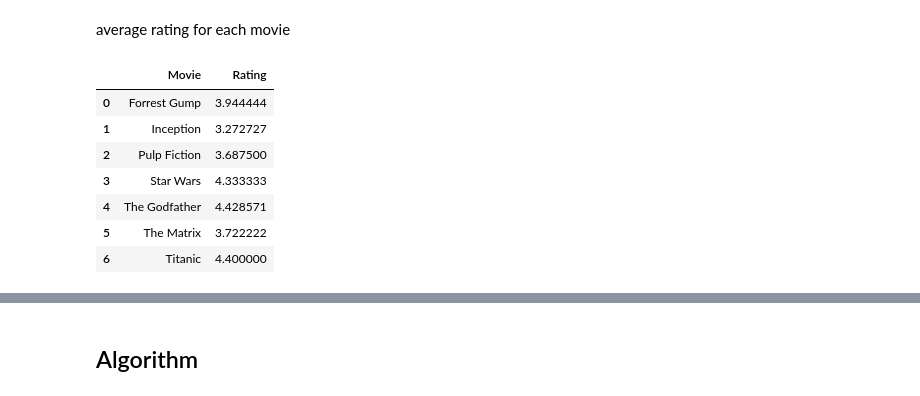
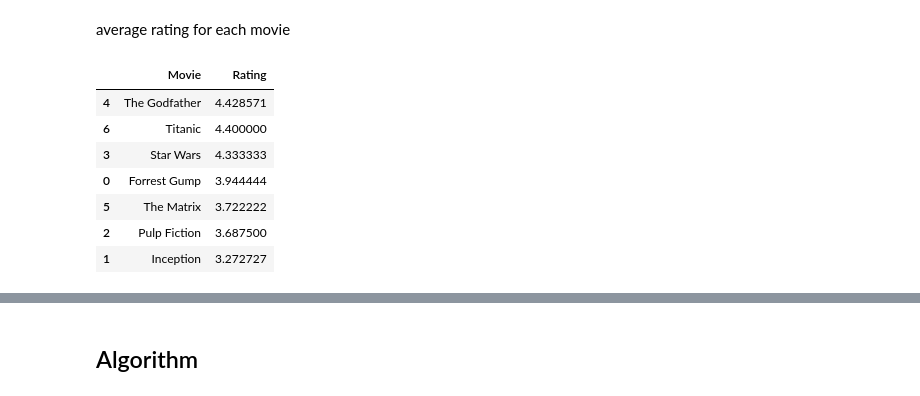
Before and after one commit to cmosongo/popcorn-pilot, a Jupyter notebook: notebooks/Movie Recommendation Analysis.ipynb, the cells around one changed output, grey strips where cells are left out. Drawn from its saved outputs; the diff is of its cells as text; code cells hidden in the pictures.

```diff
--- a/notebooks/Movie Recommendation Analysis.ipynb
+++ b/notebooks/Movie Recommendation Analysis.ipynb
@@ -116,13 +116,14 @@ average_ratings = data.groupby('Movie')['Rating'].mean().reset_index()
 # %% [markdown]
 average rating for each movie
 # %%
-average_ratings
+average_ratings.sort_values('Rating',
+                           ascending=False)
 # %% [output]
 |  | Movie | Rating |
+| 4 | The Godfather | 4.428571 |
+| 6 | Titanic | 4.400000 |
+| 3 | Star Wars | 4.333333 |
 | 0 | Forrest Gump | 3.944444 |
+| 5 | The Matrix | 3.722222 |
+| 2 | Pulp Fiction | 3.687500 |
 | 1 | Inception | 3.272727 |
-| 2 | Pulp Fiction | 3.687500 |
-| 3 | Star Wars | 4.333333 |
-| 4 | The Godfather | 4.428571 |
-| 5 | The Matrix | 3.722222 |
-| 6 | Titanic | 4.400000 |
```
Also changed, not shown: parts of 1 cell of this notebook, 1 other file.
